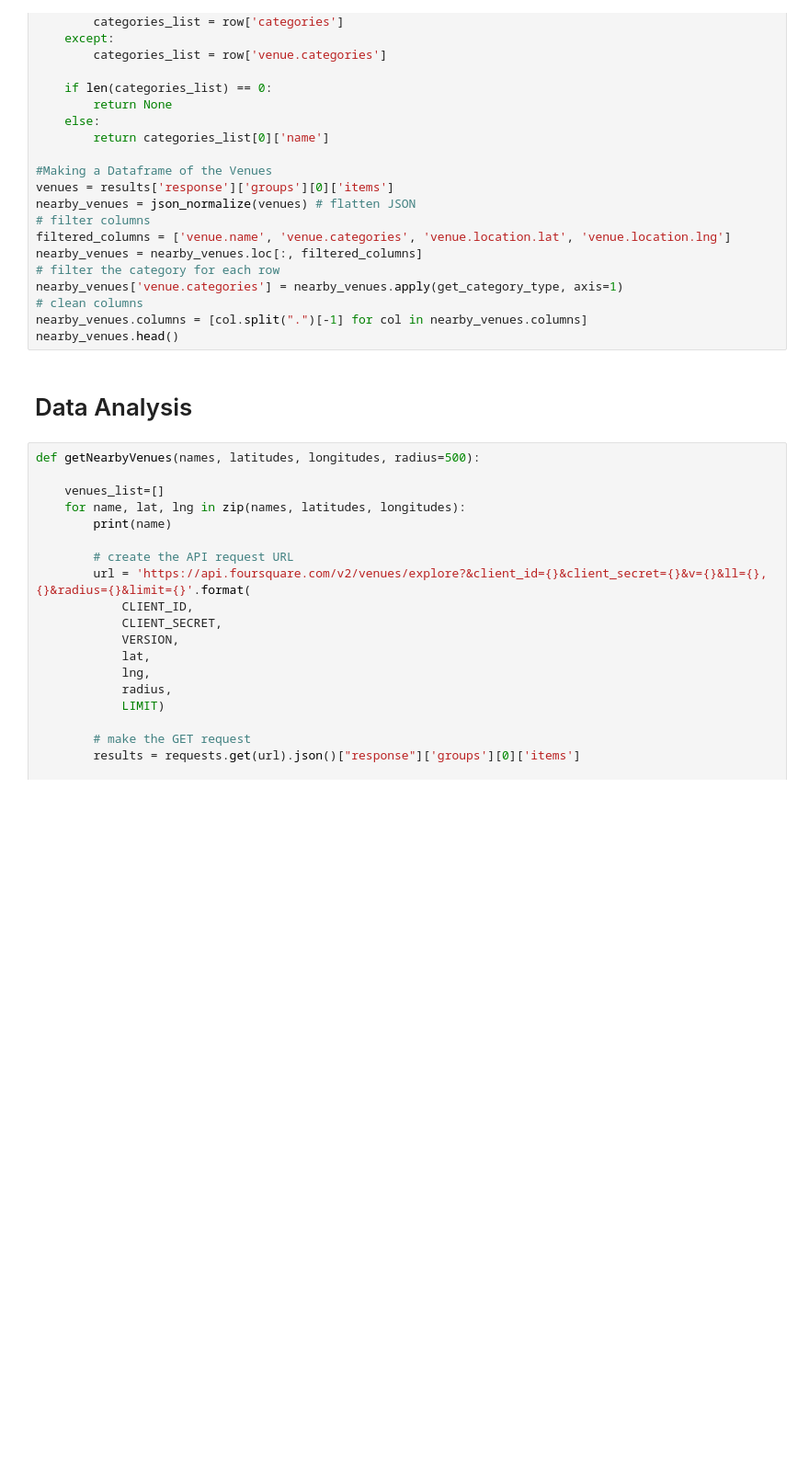
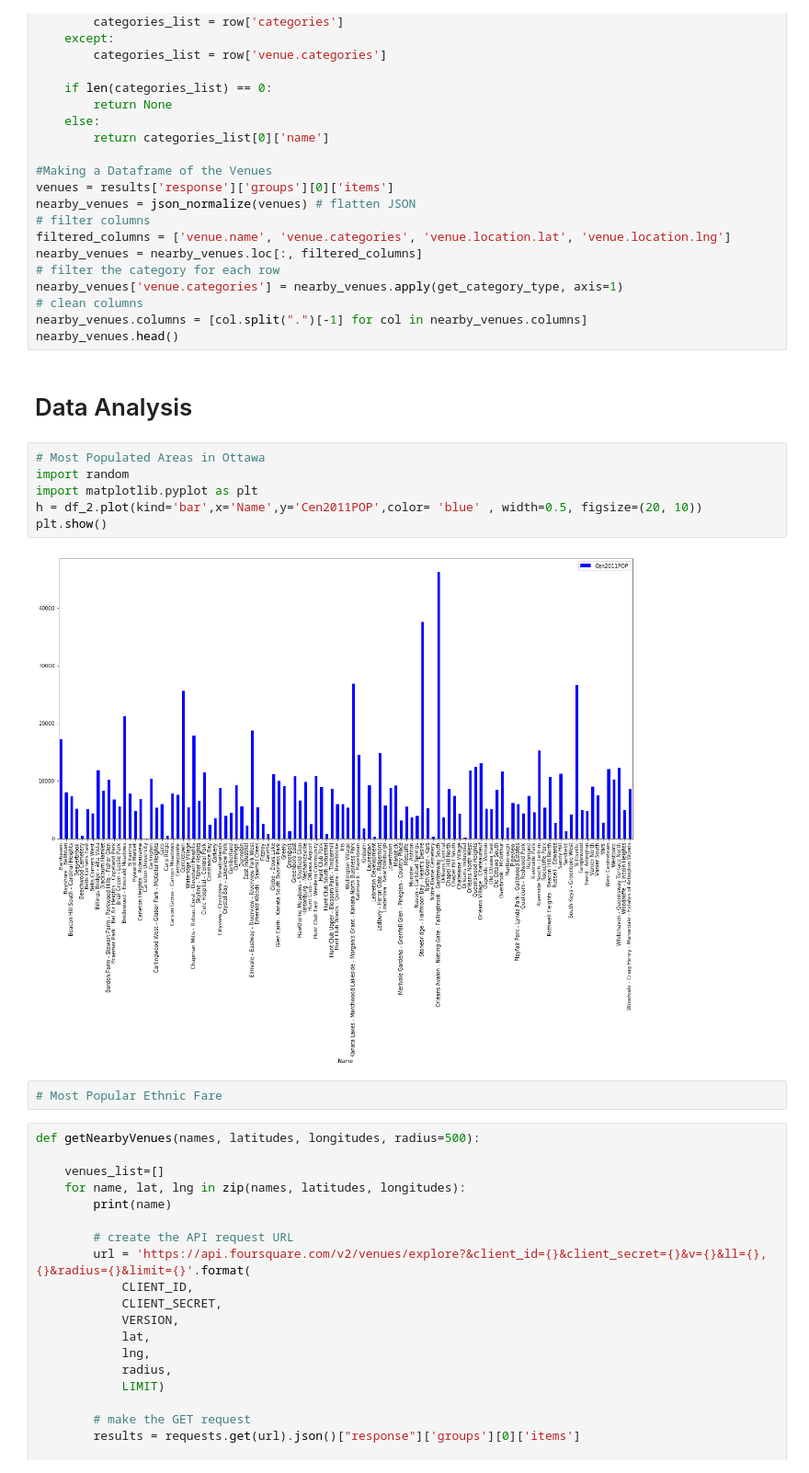
Before and after one commit to MatthewByra1/Ottawa-Restaurant-Type-and-Location-Prediction, a Jupyter notebook: Ottawa Restaurant Type and Location Prediction.ipynb, the cells around one changed output. Shown at 92% size. Cells and saved outputs as stored; diff of their text form; blank space fills up the shorter version.

```diff
--- a/Ottawa Restaurant Type and Location Prediction.ipynb
+++ b/Ottawa Restaurant Type and Location Prediction.ipynb
@@ -207,6 +207,16 @@ nearby_venues.columns = [col.split(".")[-1] for col in nearby_venues.columns]
 nearby_venues.head()
 # %% [markdown]
 # Data Analysis
+# %%
+# Most Populated Areas in Ottawa
+import random
+import matplotlib.pyplot as plt
+h = df_2.plot(kind='bar',x='Name',y='Cen2011POP',color= 'blue' , width=0.5, figsize=(20, 10))
+plt.show()
+# %% [output]
+[figure, added]
+# %%
+# Most Popular Ethnic Fare
 # %%
 def getNearbyVenues(names, latitudes, longitudes, radius=500):
 
```
